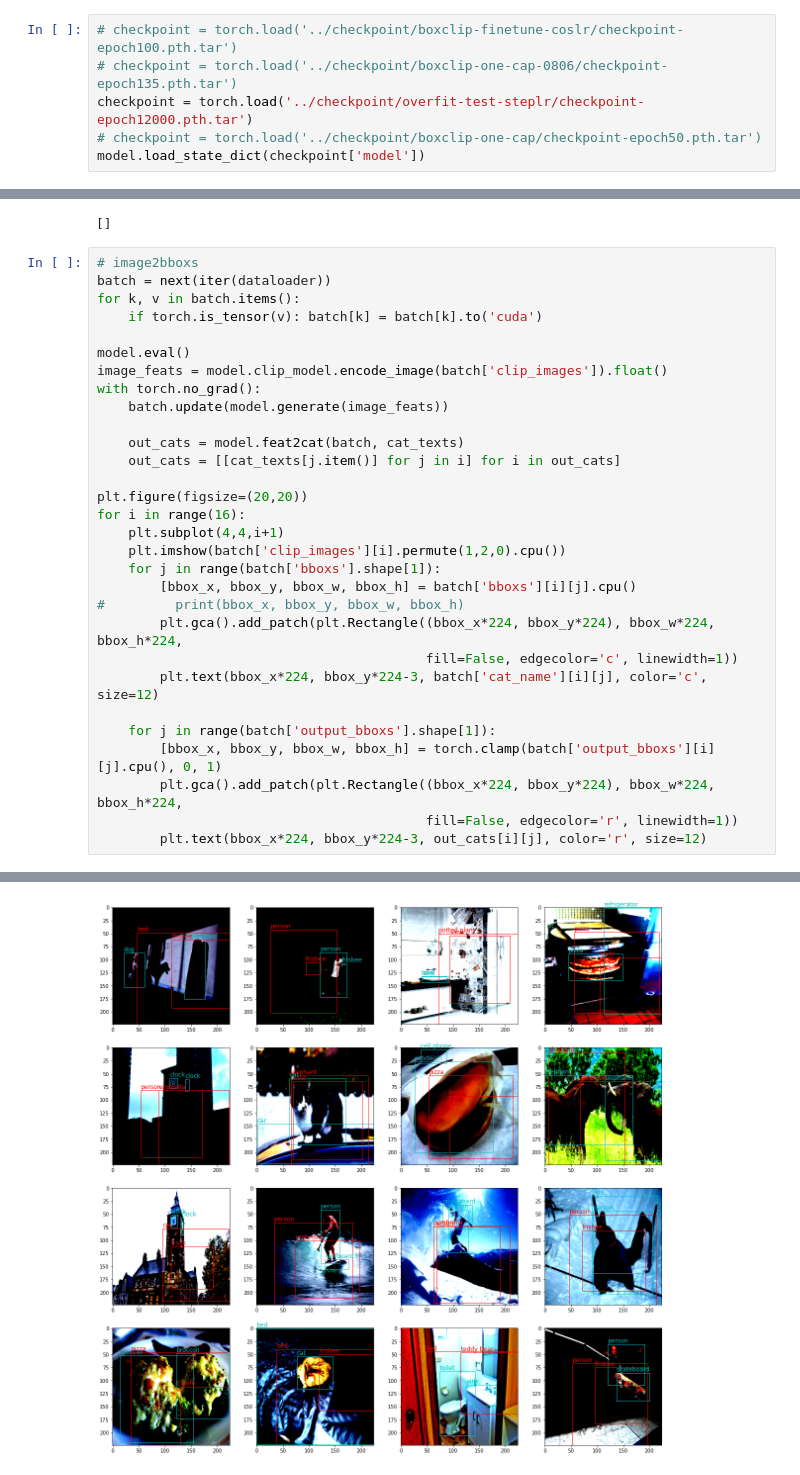
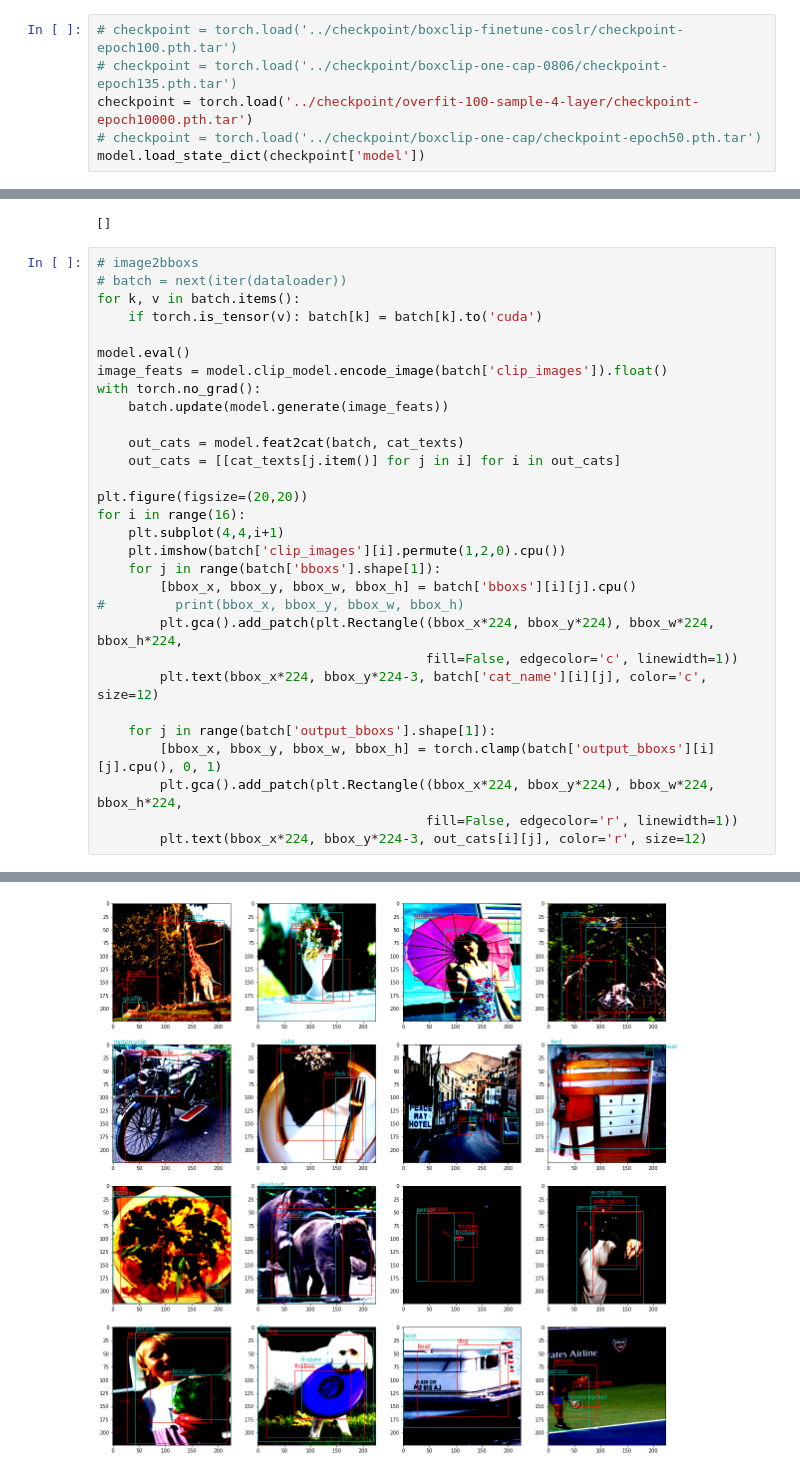
Before and after one commit to guoyw-nju/BoxCLIP, a Jupyter notebook: notebook/model_evaluation.ipynb, the cells around one changed output, grey strips where cells are left out. Saved outputs shown, nothing was run; the diff lists cells and outputs as text.

```diff
--- a/notebook/model_evaluation.ipynb
+++ b/notebook/model_evaluation.ipynb
@@ -41,7 +41,7 @@ Trainable params: 26.82M
 # %%
 # checkpoint = torch.load('../checkpoint/boxclip-finetune-coslr/checkpoint-epoch100.pth.tar')
 # checkpoint = torch.load('../checkpoint/boxclip-one-cap-0806/checkpoint-epoch135.pth.tar')
-checkpoint = torch.load('../checkpoint/overfit-test-steplr/checkpoint-epoch12000.pth.tar')
+checkpoint = torch.load('../checkpoint/overfit-100-sample-4-layer/checkpoint-epoch10000.pth.tar')
 # checkpoint = torch.load('../checkpoint/boxclip-one-cap/checkpoint-epoch50.pth.tar')
 model.load_state_dict(checkpoint['model'])
 # %% [output]
@@ -249,7 +249,7 @@ text
 []
 # %%
 # image2bboxs
-batch = next(iter(dataloader))
+# batch = next(iter(dataloader))
 for k, v in batch.items():
     if torch.is_tensor(v): batch[k] = batch[k].to('cuda')
 
@@ -267,31 +267,31 @@ for i in range(16):
     plt.imshow(batch['clip_images'][i].permute(1,2,0).cpu())
     for j in range(batch['bboxs'].shape[1]):
         [bbox_x, bbox_y, bbox_w, bbox_h] = batch['bboxs'][i][j].cpu()
 #         print(bbox_x, bbox_y, bbox_w, bbox_h)
         plt.gca().add_patch(plt.Rectangle((bbox_x*224, bbox_y*224), bbox_w*224, bbox_h*224,
                                           fill=False, edgecolor='c', linewidth=1))
         plt.text(bbox_x*224, bbox_y*224-3, batch['cat_name'][i][j], color='c', size=12)
 
     for j in range(batch['output_bboxs'].shape[1]):
         [bbox_x, bbox_y, bbox_w, bbox_h] = torch.clamp(batch['output_bboxs'][i][j].cpu(), 0, 1)
         plt.gca().add_patch(plt.Rectangle((bbox_x*224, bbox_y*224), bbox_w*224, bbox_h*224,
                                           fill=False, edgecolor='r', linewidth=1))
         plt.text(bbox_x*224, bbox_y*224-3, out_cats[i][j], color='r', size=12)
 # %% [output]
 Clipping input data to the valid range for imshow with RGB data ([0..1] for floats or [0..255] for integers).
 Clipping input data to the valid range for imshow with RGB data ([0..1] for floats or [0..255] for integers).
 Clipping input data to the valid range for imshow with RGB data ([0..1] for floats or [0..255] for integers).
 Clipping input data to the valid range for imshow with RGB data ([0..1] for floats or [0..255] for integers).
 Clipping input data to the valid range for imshow with RGB data ([0..1] for floats or [0..255] for integers).
 Clipping input data to the valid range for imshow with RGB data ([0..1] for floats or [0..255] for integers).
 Clipping input data to the valid range for imshow with RGB data ([0..1] for floats or [0..255] for integers).
 Clipping input data to the valid range for imshow with RGB data ([0..1] for floats or [0..255] for integers).
 Clipping input data to the valid range for imshow with RGB data ([0..1] for floats or [0..255] for integers).
 Clipping input data to the valid range for imshow with RGB data ([0..1] for floats or [0..255] for integers).
 Clipping input data to the valid range for imshow with RGB data ([0..1] for floats or [0..255] for integers).
 Clipping input data to the valid range for imshow with RGB data ([0..1] for floats or [0..255] for integers).
 Clipping input data to the valid range for imshow with RGB data ([0..1] for floats or [0..255] for integers).
 Clipping input data to the valid range for imshow with RGB data ([0..1] for floats or [0..255] for integers).
 Clipping input data to the valid range for imshow with RGB data ([0..1] for floats or [0..255] for integers).
 Clipping input data to the valid range for imshow with RGB data ([0..1] for floats or [0..255] for integers).
-[figure, old version]
+[figure, new version]
```
Also changed, not shown: parts of 3 cells of this notebook, 2 other files.
